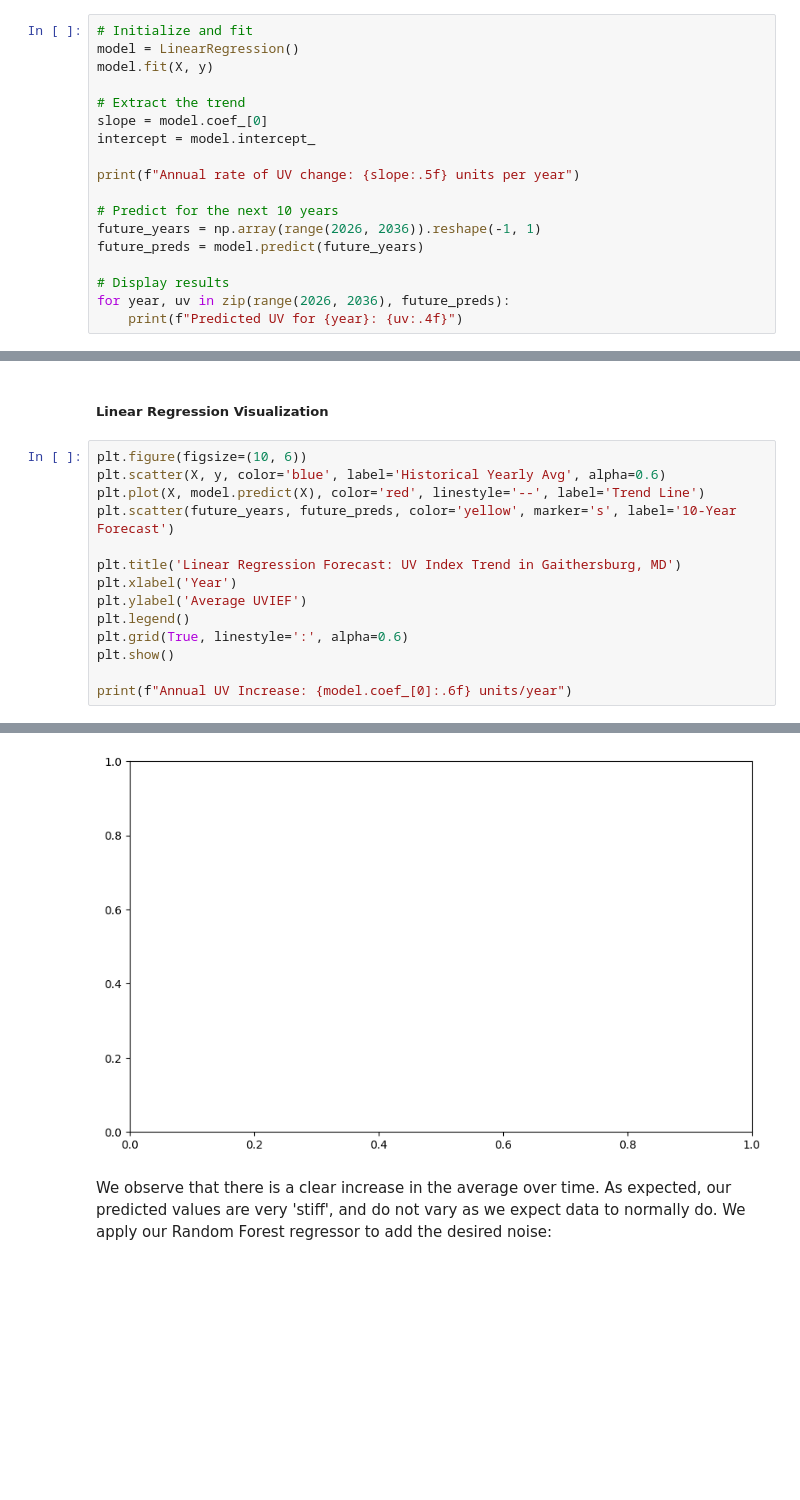
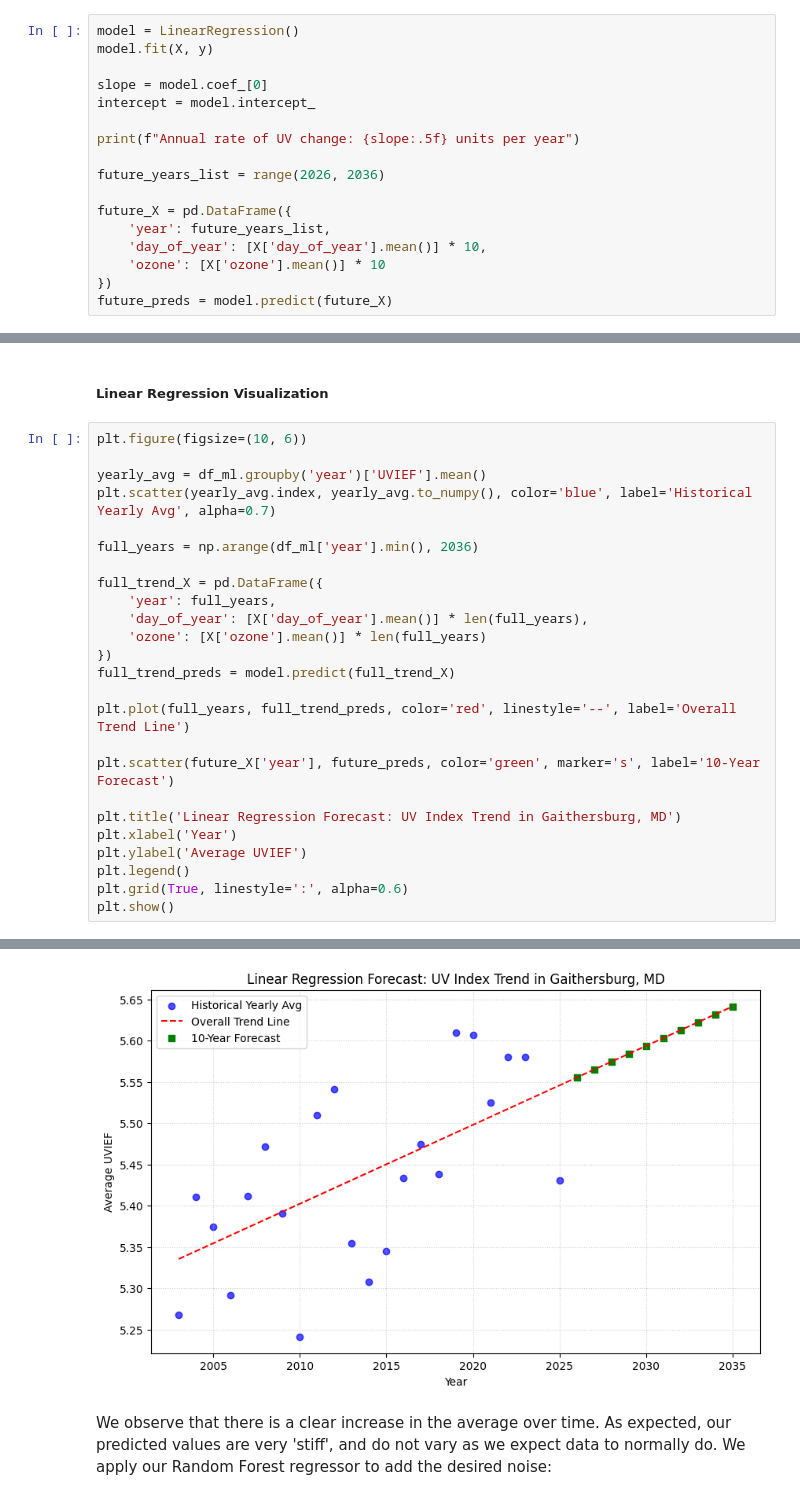
Before and after one commit to mrybak06/cmsc320-project, a Jupyter notebook: CMSC320_Final_Project.ipynb, the cells around one changed output, grey strips where cells are left out. Cells and saved outputs as stored; diff of their text form; blank space fills up the shorter version.

```diff
--- a/CMSC320_Final_Project.ipynb
+++ b/CMSC320_Final_Project.ipynb
@@ -305,22 +305,21 @@ X_train, X_test, y_train, y_test = train_test_split(X, y, test_size=0.2, random_
 # %% [markdown]
 ##### Linear Regression Training
 # %%
-# Initialize and fit
 model = LinearRegression()
 model.fit(X, y)
 
-# Extract the trend
 slope = model.coef_[0]
 intercept = model.intercept_
 
 print(f"Annual rate of UV change: {slope:.5f} units per year")
 
-# Predict for the next 10 years
-future_years = np.array(range(2026, 2036)).reshape(-1, 1)
-future_preds = model.predict(future_years)
+future_years_list = range(2026, 2036)
 
-# Display results
-for year, uv in zip(range(2026, 2036), future_preds):
-    print(f"Predicted UV for {year}: {uv:.4f}")
+future_X = pd.DataFrame({
+    'year': future_years_list,
+    'day_of_year': [X['day_of_year'].mean()] * 10,
+    'ozone': [X['ozone'].mean()] * 10
+})
+future_preds = model.predict(future_X)
 # %% [output]
 Annual rate of UV change: 0.00955 units per year
@@ -359,9 +357,22 @@ Calculated Annual Growth: 0.012623 UV units/year
 ##### Linear Regression Visualization
 # %%
 plt.figure(figsize=(10, 6))
-plt.scatter(X, y, color='blue', label='Historical Yearly Avg', alpha=0.6)
-plt.plot(X, model.predict(X), color='red', linestyle='--', label='Trend Line')
-plt.scatter(future_years, future_preds, color='yellow', marker='s', label='10-Year Forecast')
+
+yearly_avg = df_ml.groupby('year')['UVIEF'].mean()
+plt.scatter(yearly_avg.index, yearly_avg.to_numpy(), color='blue', label='Historical Yearly Avg', alpha=0.7)
+
+full_years = np.arange(df_ml['year'].min(), 2036)
+
+full_trend_X = pd.DataFrame({
+    'year': full_years,
+    'day_of_year': [X['day_of_year'].mean()] * len(full_years),
+    'ozone': [X['ozone'].mean()] * len(full_years)
+})
+full_trend_preds = model.predict(full_trend_X)
+
+plt.plot(full_years, full_trend_preds, color='red', linestyle='--', label='Overall Trend Line')
+
+plt.scatter(future_X['year'], future_preds, color='green', marker='s', label='10-Year Forecast')
 
 plt.title('Linear Regression Forecast: UV Index Trend in Gaithersburg, MD')
 plt.xlabel('Year')
@@ -369,6 +380,4 @@ plt.ylabel('Average UVIEF')
 plt.legend()
 plt.grid(True, linestyle=':', alpha=0.6)
 plt.show()
-
-print(f"Annual UV Increase: {model.coef_[0]:.6f} units/year")
 # %% [output]
@@ -376,4 +384,4 @@ ValueError: x and y must be the same size
-[figure, old version]
+[figure, new version]
 # %% [markdown]
 We observe that there is a clear increase in the average over time. As expected, our predicted values are very 'stiff', and do not vary as we expect data to normally do. We apply our Random Forest regressor to add the desired noise:
 # %% [markdown]
```
Also changed, not shown: parts of 4 cells of this notebook.
